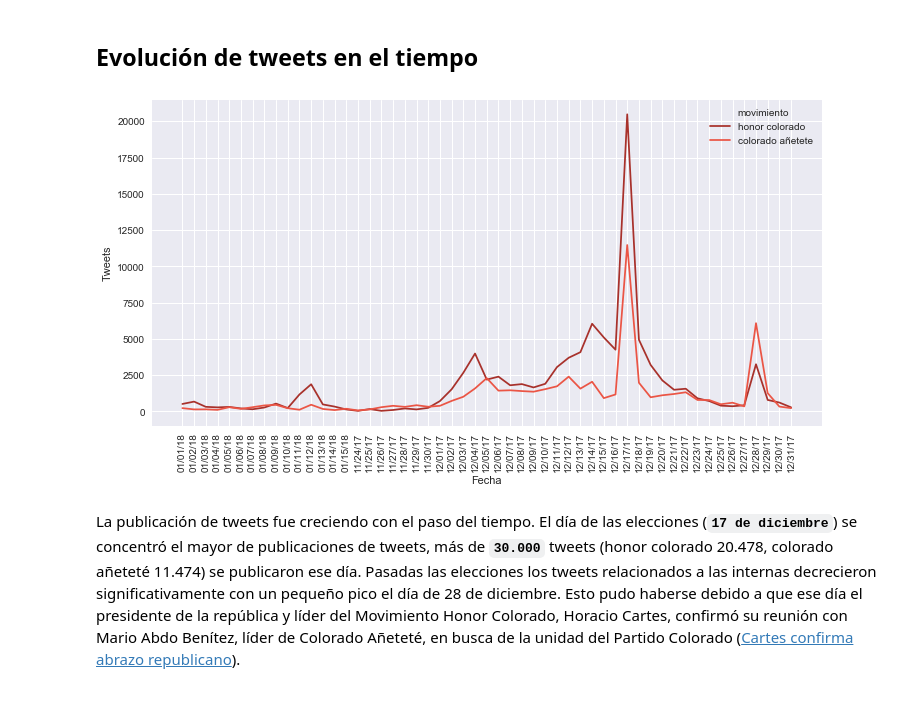
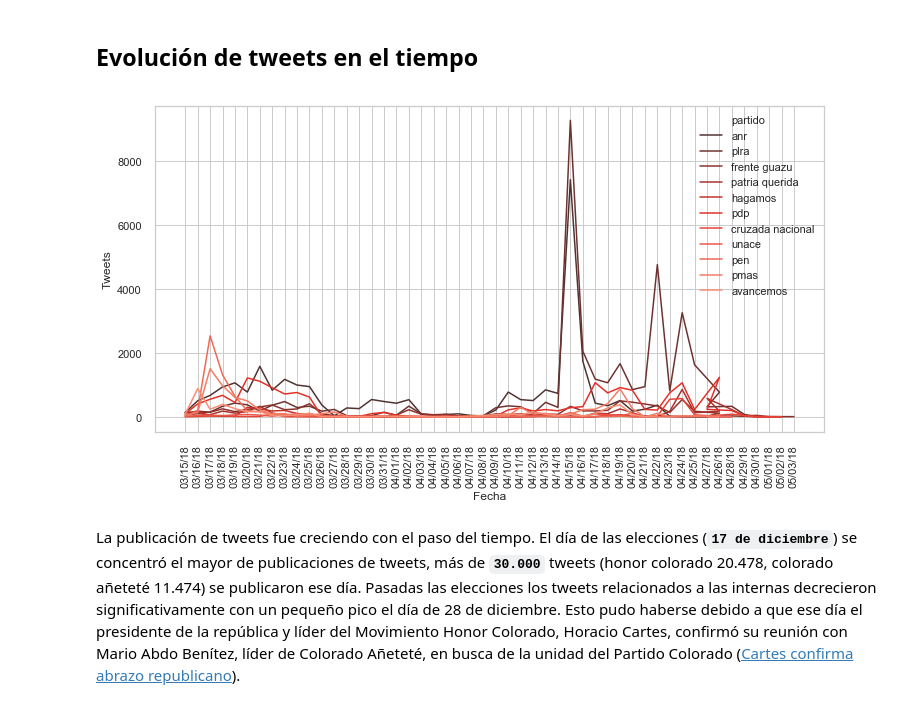
Before and after one commit to ParticipaPY/politic-bots, a Jupyter notebook: reports/notebooks/bots_politicos_generales_2018.ipynb, the cells around one changed output. Cells and saved outputs as stored; diff of their text form; code cells hidden in the pictures.

```diff
--- a/reports/notebooks/bots_politicos_generales_2018.ipynb
+++ b/reports/notebooks/bots_politicos_generales_2018.ipynb
@@ -197,23 +498,44 @@ Tweet(s)
 # %% [markdown]
 ## Evolución de tweets en el tiempo
 # %%
-# get tweets by date
-tw_by_date_hc = db.get_tweets_by_date(**{'partido':'anr', 'movimiento': 'honor colorado'})
-tw_by_date_ca = db.get_tweets_by_date(**{'partido':'anr', 'movimiento': 'colorado añetete'})
-# convert list to pandas' dataframe
-tweets_por_fecha = pd.DataFrame(tw_by_date_hc)
-tweets_por_fecha = tweets_por_fecha.append(pd.DataFrame(tw_by_date_ca))
+# get tweets by date (traditional parties)
+tw_by_date_anr = db.get_tweets_by_date(**{'partido':'anr'})
+tw_by_date_plra = db.get_tweets_by_date(**{'partido':'plra'})
+# %%
+# get tweets by date (third space})
+tw_by_date_fg = db.get_tweets_by_date(**{'partido':'frente guazu'})
+tw_by_date_ppq = db.get_tweets_by_date(**{'partido':'patria querida'})
+tw_by_date_hagamos = db.get_tweets_by_date(**{'partido':'hagamos'})
+tw_by_date_pdp = db.get_tweets_by_date(**{'partido':'pdp'})
+tw_by_date_cruzada = db.get_tweets_by_date(**{'partido':'cruzada nacional'})
+tw_by_date_unace = db.get_tweets_by_date(**{'partido':'unace'})
+tw_by_date_pen = db.get_tweets_by_date(**{'partido':'pen'})
+tw_by_date_pmas = db.get_tweets_by_date(**{'partido':'pmas'})
+tw_by_date_avancemos = db.get_tweets_by_date(**{'partido':'avancemos'})
+# %%
+# convert list to pandas' dataframe
+tweets_por_fecha = pd.DataFrame(tw_by_date_anr)
+tweets_por_fecha = tweets_por_fecha.append(pd.DataFrame(tw_by_date_plra))
+tweets_por_fecha = tweets_por_fecha.append(pd.DataFrame(tw_by_date_fg))
+tweets_por_fecha = tweets_por_fecha.append(pd.DataFrame(tw_by_date_ppq))
+tweets_por_fecha = tweets_por_fecha.append(pd.DataFrame(tw_by_date_hagamos))
+tweets_por_fecha = tweets_por_fecha.append(pd.DataFrame(tw_by_date_pdp))
+tweets_por_fecha = tweets_por_fecha.append(pd.DataFrame(tw_by_date_cruzada))
+tweets_por_fecha = tweets_por_fecha.append(pd.DataFrame(tw_by_date_unace))
+tweets_por_fecha = tweets_por_fecha.append(pd.DataFrame(tw_by_date_pen))
+tweets_por_fecha = tweets_por_fecha.append(pd.DataFrame(tw_by_date_pmas))
+tweets_por_fecha = tweets_por_fecha.append(pd.DataFrame(tw_by_date_avancemos))
 # %%
 # draw and show the figure
 # set figure size
 plt.figure(figsize=(12,6))
-fig = sns.lineplot(x='_id', y='count', data=tweets_por_fecha, hue="movimiento",
+fig = sns.lineplot(x='_id', y='count', data=tweets_por_fecha, hue="partido",
                     palette="Reds_d")
 fig.set(xlabel='Fecha', ylabel='Tweets')
 for item in fig.get_xticklabels():
     item.set_rotation(90)
 plt.show()
 # %% [output]
-[figure, old version]
+[figure, new version]
 # %% [markdown]
 La publicación de tweets fue creciendo con el paso del tiempo. El día de las elecciones (**`17 de diciembre`**) se concentró el mayor de publicaciones de tweets, más de **`30.000`** tweets (honor colorado 20.478, colorado añeteté 11.474) se publicaron ese día. Pasadas las elecciones los tweets relacionados a las internas decrecieron significativamente con un pequeño pico el día de 28 de diciembre. Esto pudo haberse debido a que ese día el presidente de la república y líder del Movimiento Honor Colorado, Horacio Cartes, confirmó su reunión con Mario Abdo Benítez, líder de Colorado Añeteté, en busca de la unidad del Partido Colorado ([Cartes confirma abrazo republicano](http://www.abc.com.py/nacionales/cartes-confirma-abrazo-republicano-1662344.html)).
```
Also changed, not shown: parts of 59 cells of this notebook, 2 other files.
